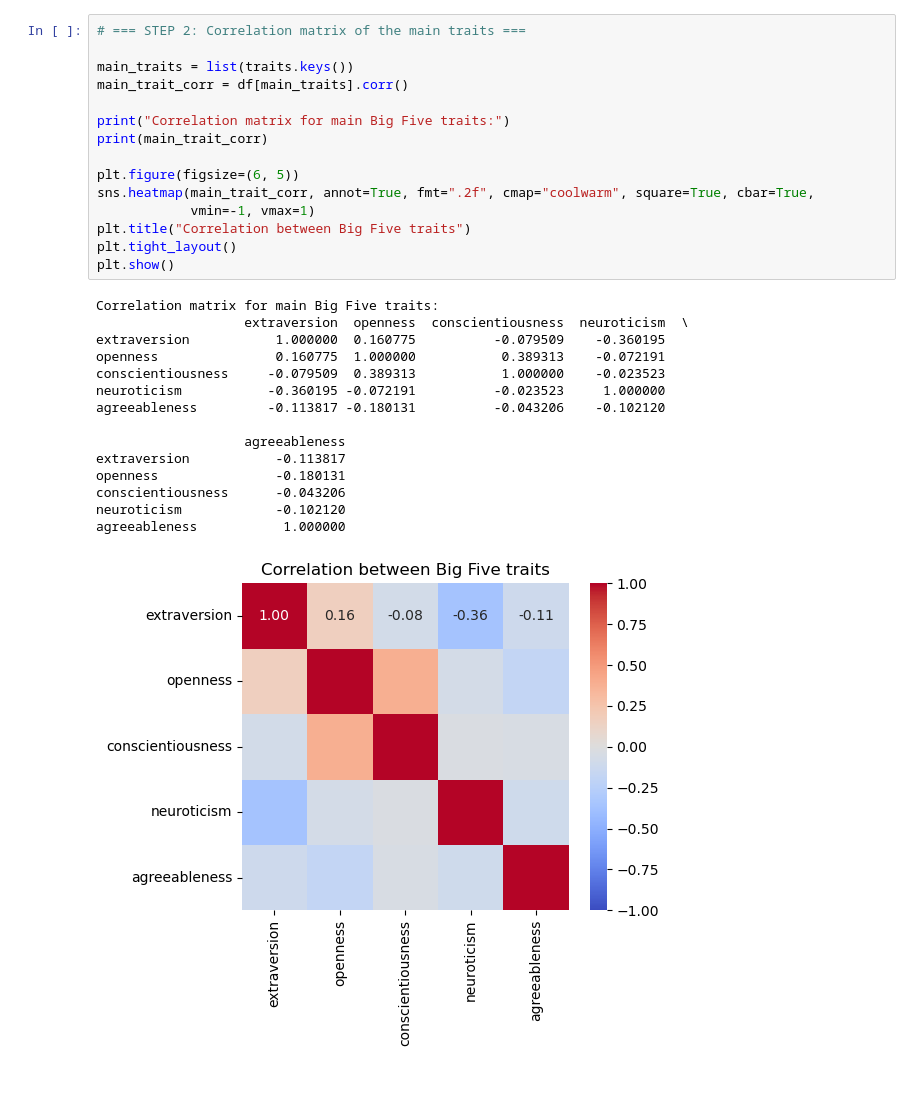
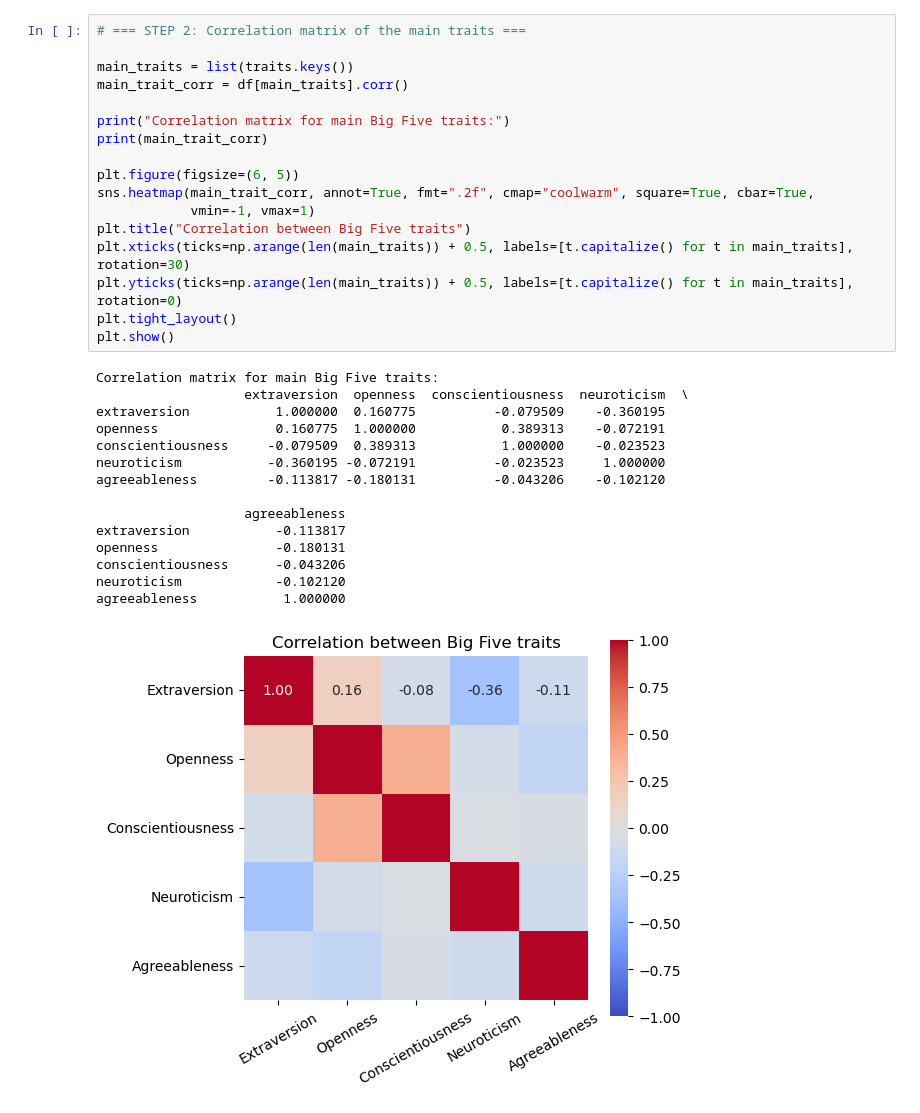
Before and after one commit to TobiasNikolaisen/bigfive_patterns, a Jupyter notebook: datasets/data_analysis.ipynb, the cells around one changed output. Saved outputs shown, nothing was run; the diff lists cells and outputs as text; blank space fills up the shorter version.

```diff
--- a/datasets/data_analysis.ipynb
+++ b/datasets/data_analysis.ipynb
@@ -83,34 +81,36 @@ traits = {
 # %%
 # === STEP 2: Correlation matrix of the main traits ===
 
 main_traits = list(traits.keys())
 main_trait_corr = df[main_traits].corr()
 
 print("Correlation matrix for main Big Five traits:")
 print(main_trait_corr)
 
 plt.figure(figsize=(6, 5))
 sns.heatmap(main_trait_corr, annot=True, fmt=".2f", cmap="coolwarm", square=True, cbar=True,
             vmin=-1, vmax=1)
 plt.title("Correlation between Big Five traits")
+plt.xticks(ticks=np.arange(len(main_traits)) + 0.5, labels=[t.capitalize() for t in main_traits], rotation=30)
+plt.yticks(ticks=np.arange(len(main_traits)) + 0.5, labels=[t.capitalize() for t in main_traits], rotation=0)
 plt.tight_layout()
 plt.show()
 # %% [output]
 Correlation matrix for main Big Five traits:
                    extraversion  openness  conscientiousness  neuroticism  \
 extraversion           1.000000  0.160775          -0.079509    -0.360195
 openness               0.160775  1.000000           0.389313    -0.072191
 conscientiousness     -0.079509  0.389313           1.000000    -0.023523
 neuroticism           -0.360195 -0.072191          -0.023523     1.000000
 agreeableness         -0.113817 -0.180131          -0.043206    -0.102120
 
                    agreeableness
 extraversion           -0.113817
 openness               -0.180131
 conscientiousness      -0.043206
 neuroticism            -0.102120
 agreeableness           1.000000
-[figure, old version]
+[figure, new version]
 # %%
 # === STEP 3: Correlation matrix within each trait's facets ===
 
```
Also changed, not shown: parts of 6 cells of this notebook, 3 other files.
